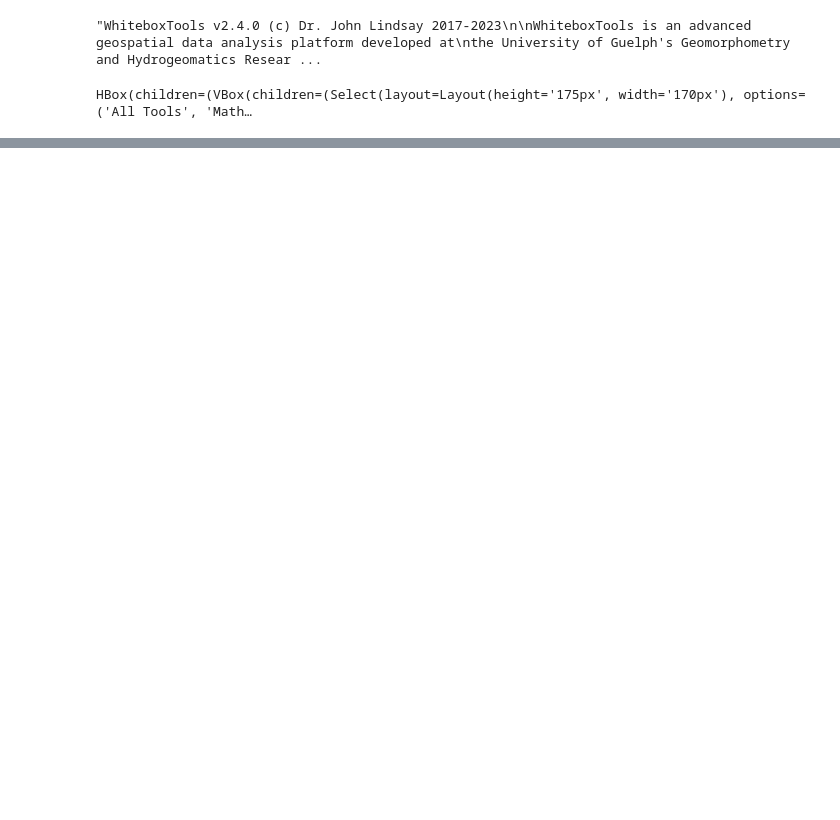
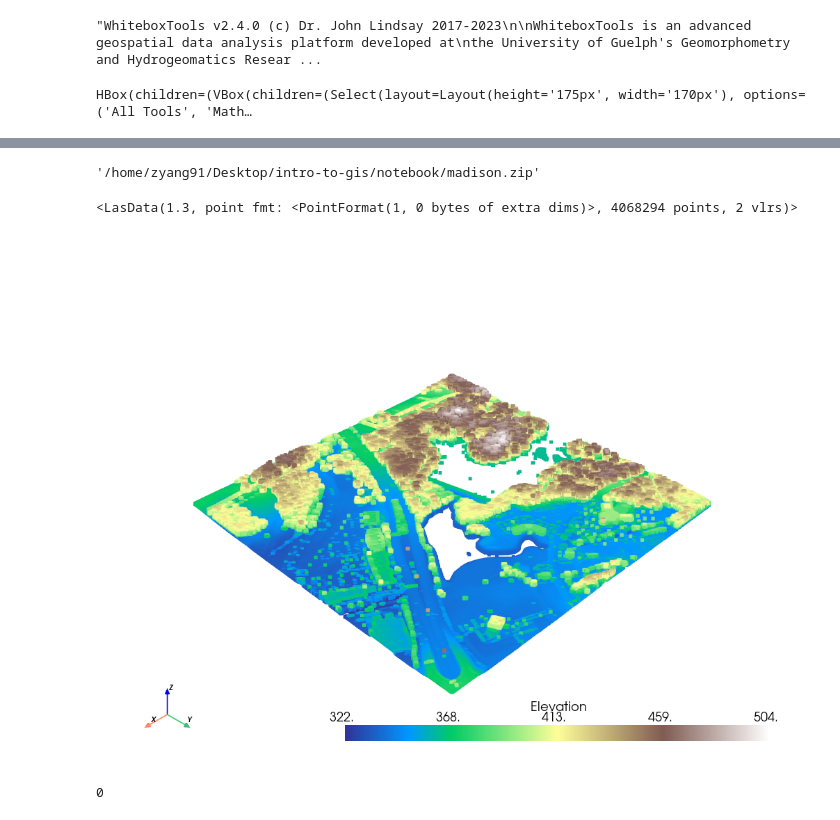
Before and after one commit to Geography-and-Planning/intro-to-gis, a Jupyter notebook: notebook/whitebox.ipynb, the cells around one changed output, grey strips where cells are left out. Cells and saved outputs as stored; diff of their text form; code cells hidden in the pictures; blank space fills up the shorter version.

```diff
--- a/notebook/whitebox.ipynb
+++ b/notebook/whitebox.ipynb
@@ -113,0 +491,4 @@ HBox(children=(VBox(children=(Select(layout=Layout(height='175px', width='170px'
+# %%
+leafmap.download_file(url, "madison.zip", quiet=True)
+# %% [output]
+'/home/zyang91/Desktop/intro-to-gis/notebook/madison.zip'
@@ -113,0 +497,12 @@ HBox(children=(VBox(children=(Select(layout=Layout(height='175px', width='170px'
+# %%
+laz
+# %% [output]
+<LasData(1.3, point fmt: <PointFormat(1, 0 bytes of extra dims)>, 4068294 points, 2 vlrs)>
+# %%
+leafmap.view_lidar("madison.las")
+# %% [output]
+[figure, added]
+# %%
+wbt.lidar_elevation_slice("madison.las", "madison_rm.las", minz=0, maxz=450)
+# %% [output]
+0
```
Also changed, not shown: parts of 38 cells of this notebook, 2 other files.
